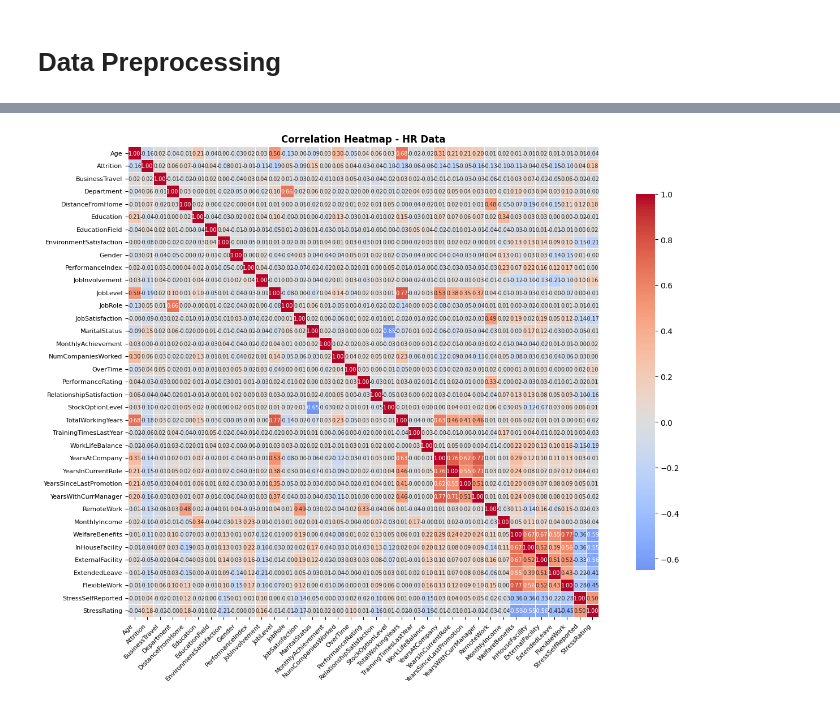
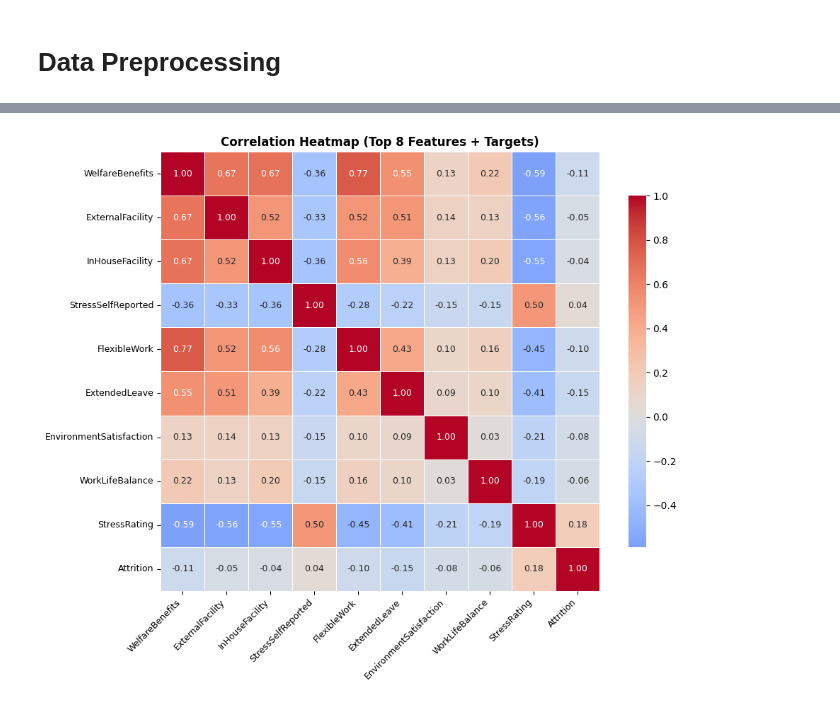
Before and after one commit to jiraphat48026/HR-Machine-Learning-Project, a Jupyter notebook: pre-process.ipynb, the cells around one changed output, grey strips where cells are left out. Cells and saved outputs as stored; diff of their text form; code cells hidden in the pictures.

```diff
--- a/pre-process.ipynb
+++ b/pre-process.ipynb
@@ -26,6 +26,6 @@ X = df.drop(columns=[target])
 # %%
 categorical_cols_to_encode = [
-    'Attrition', 'BusinessTravel', 'Department', 'EducationField',
+    'BusinessTravel', 'Department', 'EducationField',
     'Gender', 'JobRole', 'MaritalStatus'
 ]
 # %%
@@ -36,19 +36,24 @@ for col in categorical_cols_to_encode:
         le = LabelEncoder()
         X_encoded[col] = le.fit_transform(X_encoded[col].astype(str))
 
-# StandardScaler on ALL columns (everything is numeric after encoding)
+# StandardScaler only on numerical columns (not label-encoded ones)
+numerical_cols = [col for col in X_encoded.columns if col not in categorical_cols_to_encode]
 scaler = StandardScaler()
-X_normalized = pd.DataFrame(scaler.fit_transform(X_encoded), columns=X_encoded.columns)
+
+X_normalized = X_encoded.copy()
+X_normalized[numerical_cols] = scaler.fit_transform(X_encoded[numerical_cols])
 # %%
+# Add targets back WITHOUT scaling
+processed_data = X_normalized.copy()
+processed_data['StressRating'] = y['StressRating'].values
+processed_data['Attrition'] = y['Attrition'].map({'Yes': 1, 'No': 0}).values
 
-# Add target back WITHOUT scaling (StressRating 1-5 is already interpretable)
-processed_data = X_normalized.copy()
-processed_data[target] = y.values
 processed_data = processed_data.replace([np.inf, -np.inf], np.nan).dropna()
 processed_data.to_csv('./data/processed_data.csv', index=False)
 
 print(f"✓ Processed data saved — shape: {processed_data.shape}")
-print(f"  Features scaled, target ({target}) kept in original 1-5 scale.")
+print(f"  Numerical features scaled, categorical encoded (not scaled), targets kept original.")
+print(f"  Attrition encoded: Yes=1, No=0")
 print(processed_data.describe().loc[['mean', 'std']].round(4))
 # %% [output]
 ✓ Processed data saved — shape: (1470, 37)
@@ -71,20 +76,65 @@ std         1.0003              1.0003        0.8831
 # %%
 import matplotlib.pyplot as plt
 import seaborn as sns
+import numpy as np
+from scipy.stats import pearsonr
 
-# Create correlation matrix
-correlation_matrix = processed_data.corr()
+# Create correlation matrix (numeric features only)
+correlation_matrix = processed_data.corr(numeric_only=True)
 
-# Create heatmap
-plt.figure(figsize=(14, 10))
-sns.heatmap(correlation_matrix, annot=True, cmap='coolwarm', center=0,
-            fmt='.2f', square=True, linewidths=0.5, cbar_kws={"shrink": 0.8},
-            annot_kws={"size": 7}, xticklabels=True, yticklabels=True)
-plt.title('Correlation Heatmap - HR Data', fontsize=12, fontweight='bold')
-plt.xticks(fontsize=8, rotation=45, ha='right')
-plt.yticks(fontsize=8, rotation=0)
+# Compute p-values (for reporting only)
+p_value_matrix = pd.DataFrame(
+    np.ones_like(correlation_matrix),
+    index=correlation_matrix.index,
+    columns=correlation_matrix.columns
+)
+
+for i in range(len(correlation_matrix.columns)):
+    for j in range(i + 1, len(correlation_matrix.columns)):
+        col_i = correlation_matrix.columns[i]
+        col_j = correlation_matrix.columns[j]
+        _, p_val = pearsonr(processed_data[col_i], processed_data[col_j])
+        p_value_matrix.iloc[i, j] = p_val
+        p_value_matrix.iloc[j, i] = p_val
+
+# Analyze correlation with both targets
+for target in targets:
+    print(f"\n{'='*50}")
+    print(f"Top correlations with {target}:")
+    target_corr = correlation_matrix[target].drop(targets)
+    top_5_corr = target_corr.abs().sort_values(ascending=False).head(5)
+    for feat in top_5_corr.index:
+        p_val_target = p_value_matrix.loc[feat, target]
+        print(f"  - {feat}: r = {target_corr[feat]:.3f}, p = {p_val_target:.4g}")
+
+# Select 8 important features by absolute correlation with StressRating
+max_features = 8
+target_corr = correlation_matrix['StressRating'].drop(targets)
+important_features = target_corr.abs().sort_values(ascending=False).head(max_features).index.tolist()
+selected_cols = important_features + targets
+
+# Build subset matrix
+corr_subset = correlation_matrix.loc[selected_cols, selected_cols]
+
+# Plot heatmap
+plt.figure(figsize=(10, 8))
+sns.heatmap(
+    corr_subset,
+    annot=True,
+    cmap='coolwarm',
+    center=0,
+    fmt='.2f',
+    square=True,
+    linewidths=0.5,
+    cbar_kws={"shrink": 0.8},
+    annot_kws={"size": 9},
+    xticklabels=True,
+    yticklabels=True
+)
+
+plt.title(f'Correlation Heatmap (Top {len(important_features)} Features + Targets)', fontsize=12, fontweight='bold')
+plt.xticks(fontsize=9, rotation=45, ha='right')
+plt.yticks(fontsize=9, rotation=0)
 plt.tight_layout()
 plt.show()
-
-print(f"✓ Correlation heatmap created with {len(correlation_matrix)} features")
 # %% [output]
@@ -91 +156 @@ print(f"✓ Correlation heatmap created with {len(correlation_matrix)} features"
-[figure, old version]
+[figure, new version]
```
Also changed, not shown: parts of 3 cells of this notebook, 2 other files.
